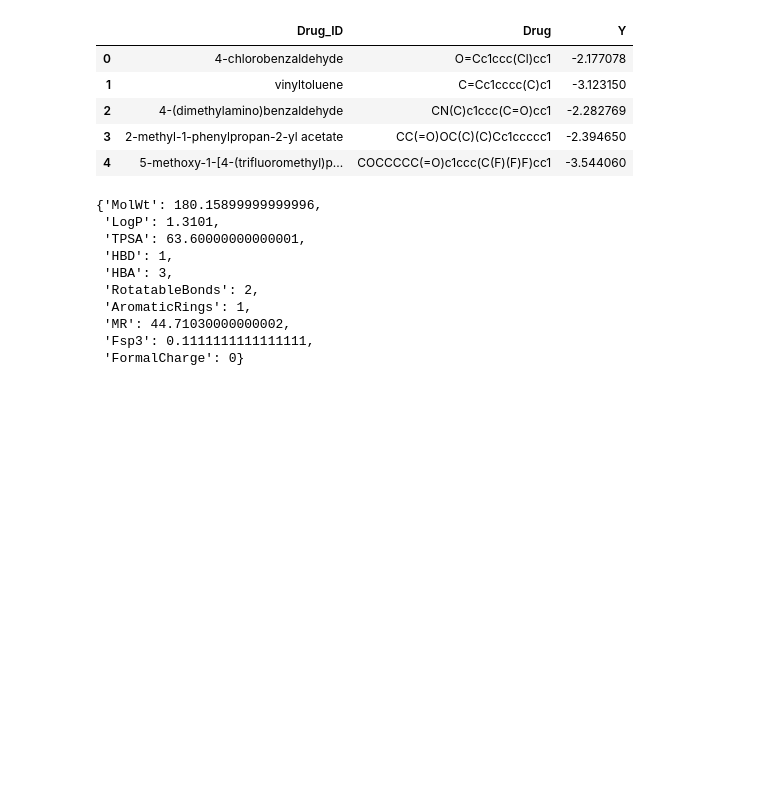
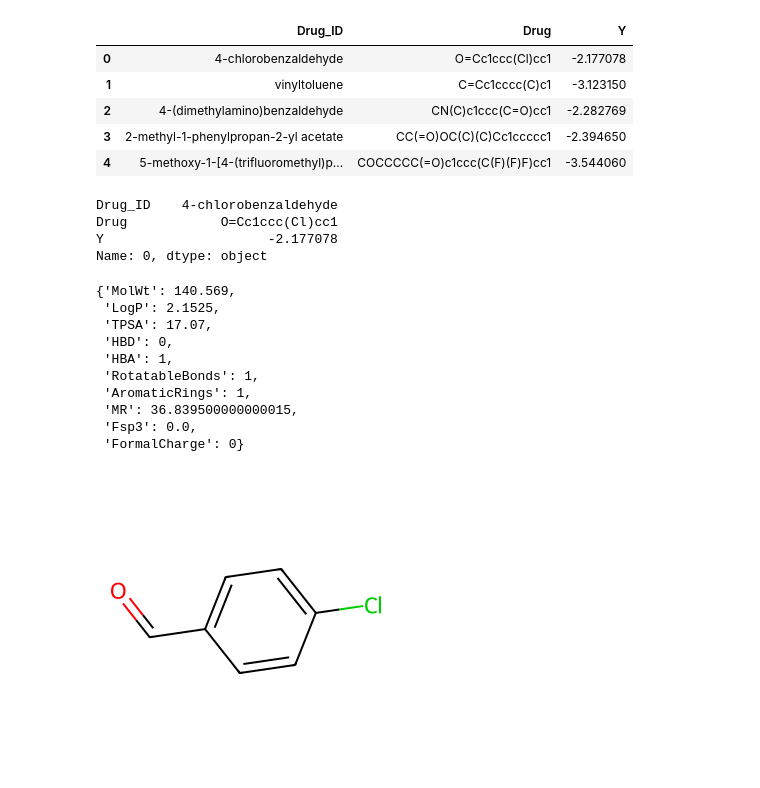
Before and after one commit to achraf-halla/ADME, a Jupyter notebook: Solubility_AqSolDB.ipynb, the cells around one changed output. Drawn from its saved outputs; the diff is of its cells as text; code cells hidden in the pictures; blank space fills up the shorter version.

```diff
--- a/Solubility_AqSolDB.ipynb
+++ b/Solubility_AqSolDB.ipynb
@@ -46,8 +48,9 @@ split["train"].head()
 # %%
 from rdkit import Chem
 from rdkit.Chem import Descriptors
-
-mol = Chem.MolFromSmiles('CC(=O)Oc1ccccc1C(=O)O')  # Example: Aspirin
+m = split["train"].iloc[0]
+print(m)
+mol = Chem.MolFromSmiles(m["Drug"])
 
 features = {
     "MolWt": Descriptors.MolWt(mol),
@@ -61,16 +64,26 @@ features = {
     "Fsp3": Descriptors.FractionCSP3(mol),
     "FormalCharge": Chem.GetFormalCharge(mol)
 }
+# %% [output]
+Drug_ID    4-chlorobenzaldehyde
+Drug            O=Cc1ccc(Cl)cc1
+Y                     -2.177078
+Name: 0, dtype: object
 # %%
 features
 # %% [output]
-{'MolWt': 180.15899999999996,
- 'LogP': 1.3101,
- 'TPSA': 63.60000000000001,
- 'HBD': 1,
- 'HBA': 3,
- 'RotatableBonds': 2,
+{'MolWt': 140.569,
+ 'LogP': 2.1525,
+ 'TPSA': 17.07,
+ 'HBD': 0,
+ 'HBA': 1,
+ 'RotatableBonds': 1,
  'AromaticRings': 1,
- 'MR': 44.71030000000002,
- 'Fsp3': 0.1111111111111111,
+ 'MR': 36.839500000000015,
+ 'Fsp3': 0.0,
  'FormalCharge': 0}
+# %%
+from rdkit.Chem import Draw
+Draw.MolToImage(mol)
+# %% [output]
+[figure, added]
```
Also changed, not shown: parts of 5 cells of this notebook.
